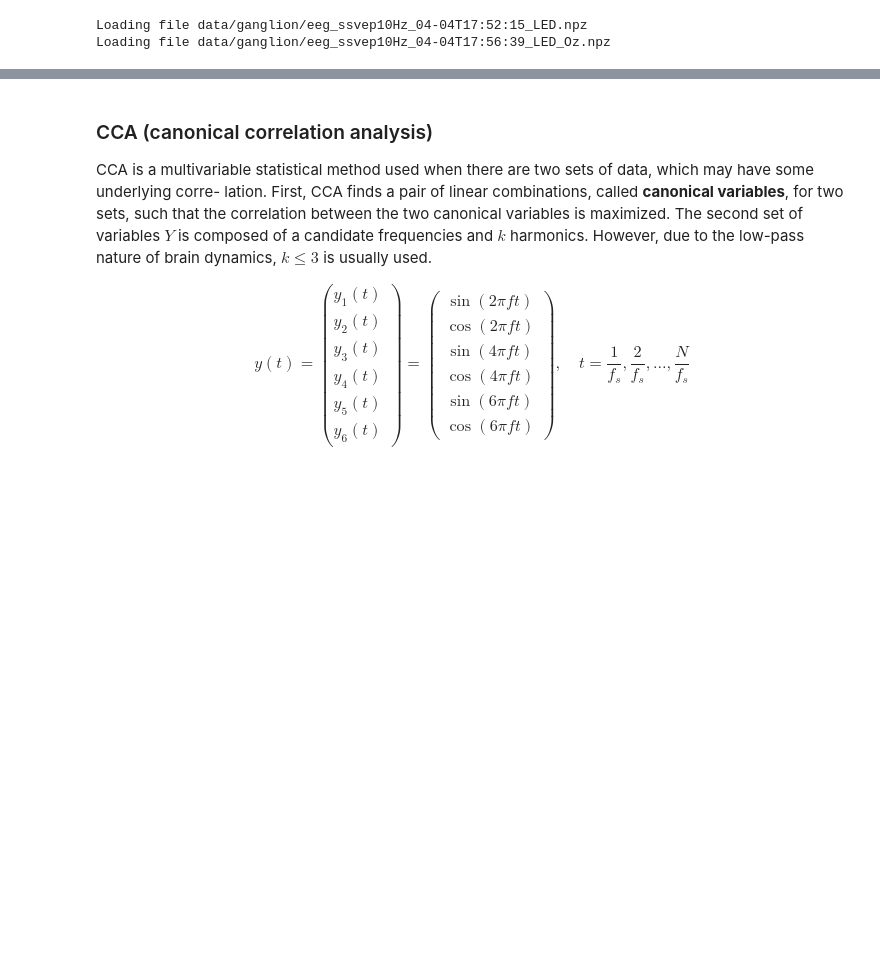
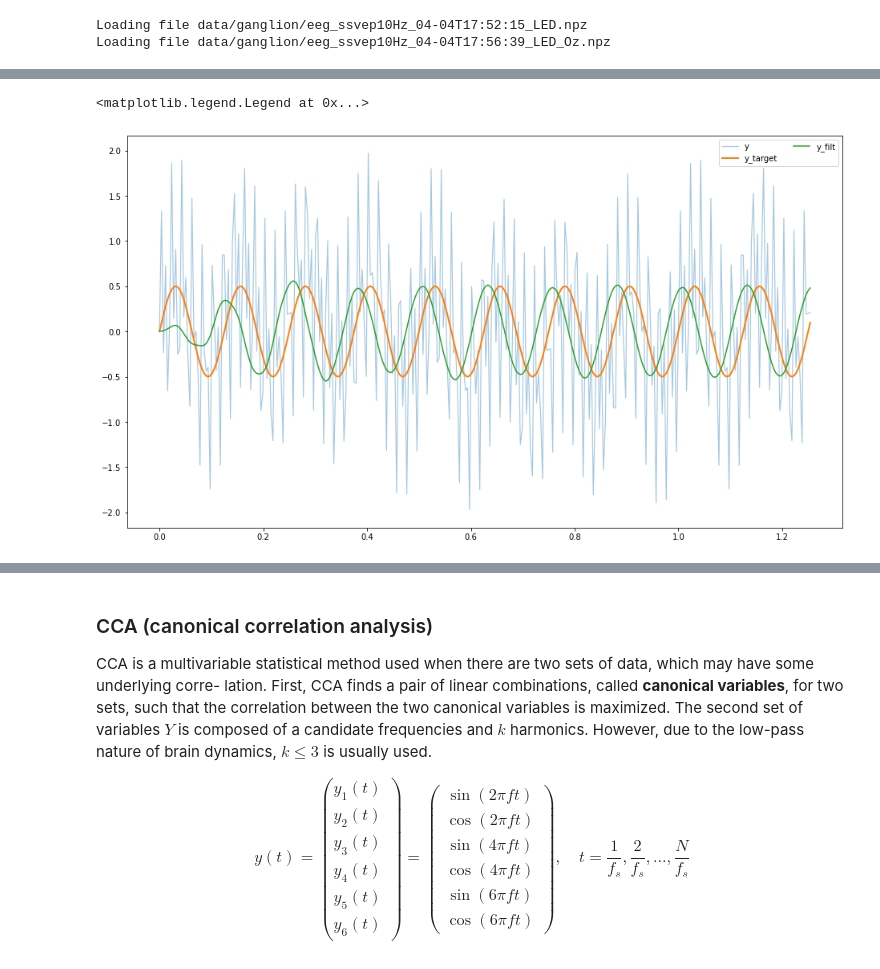
Before and after one commit to JamesTev/EEG-decoding, a Jupyter notebook: EEG-Analysis.ipynb, the cells around one changed output, grey strips where cells are left out. Saved outputs shown, nothing was run; the diff lists cells and outputs as text; code cells hidden in the pictures; blank space fills up the shorter version.

```diff
--- a/EEG-Analysis.ipynb
+++ b/EEG-Analysis.ipynb
@@ -27,0 +68,20 @@ Loading file data/ganglion/eeg_ssvep10Hz_04-04T17:56:39_LED_Oz.npz
+# %%
+t = np.arange(0, 0.4*np.pi, 1/fs)
+
+arg =2*np.pi*t
+y_true = 0.5*np.sin(arg*8)#+0.2*np.sin(arg*16)
+y = y_true + 0.9*np.sin(arg*100)+0.2*np.sin(arg*1)+0.7*np.sin(arg*50)
+y_sos = signal.sosfilt(sos, y)
+
+plt.figure(figsize=(16,9))
+plt.plot(t, y, lw=1.2, alpha=0.4, label="y")
+plt.plot(t, y_true, lw=2, label="y_target")
+plt.plot(t, y_sos, label="y_filt")
+
+t_ds = t[::4]
+y_sos_ds = y_sos[::4]
+# plt.plot(t_ds, y_sos_ds, label="y_filt_downsampled")
+plt.legend(ncol=2)
+# %% [output]
+<matplotlib.legend.Legend at 0x...>
+[figure, added]
```
Also changed, not shown: parts of 18 cells of this notebook, 14 other files.
